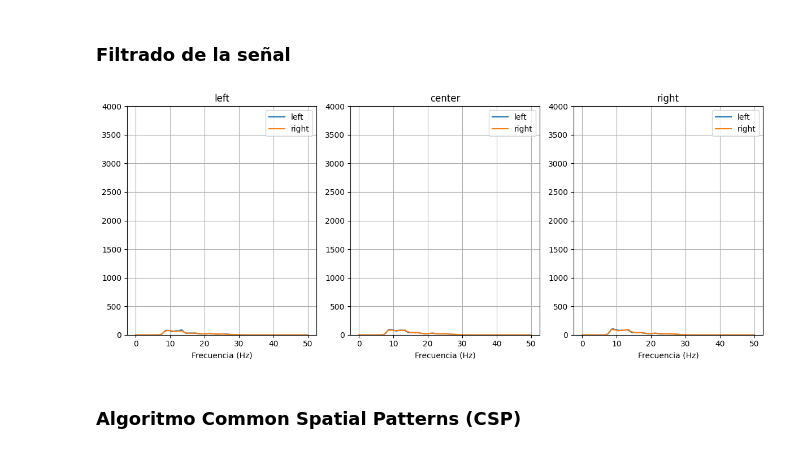
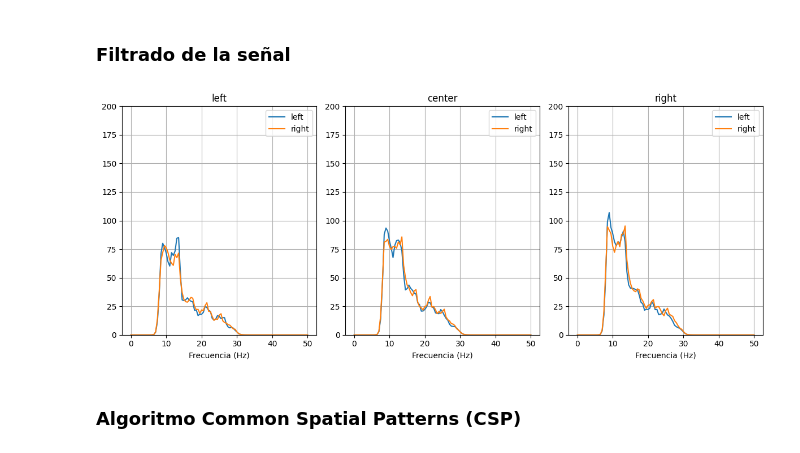
Before and after one commit to OmarAlejandroLinares/Signal-Processing-for-motor-imagery-BCI, a Jupyter notebook: lectura.ipynb, the cells around one changed output. Drawn from its saved outputs; the diff is of its cells as text; code cells hidden in the pictures.

```diff
--- a/lectura.ipynb
+++ b/lectura.ipynb
@@ -365,18 +365,18 @@ trials_filt = {cl1: bandpass(trials[cl1], 8, 30, sample_rate),cl2: bandpass(tria
 # %%
 # Aplicando la PSD a las señales filtradas
 psd_1, freqs = psd(trials_filt[cl1])
 psd_2, freqs = psd(trials_filt[cl2])
 trials_PSD = {cl1: psd_1, cl2: psd_2}
 
 plot_psd(
     trials_PSD,
     freqs,
     [channel_names.index(ch) for ch in ['C3','Cz','C4']],
     chan_lab=['left','center','right'],
-    maxy=4000
+    maxy=200
 )
 # %% [output]
-[figure, old version]
+[figure, new version]
 # %% [markdown]
 ### Algoritmo Common Spatial Patterns (CSP)
 # %%
```
Also changed, not shown: parts of 2 cells of this notebook.
